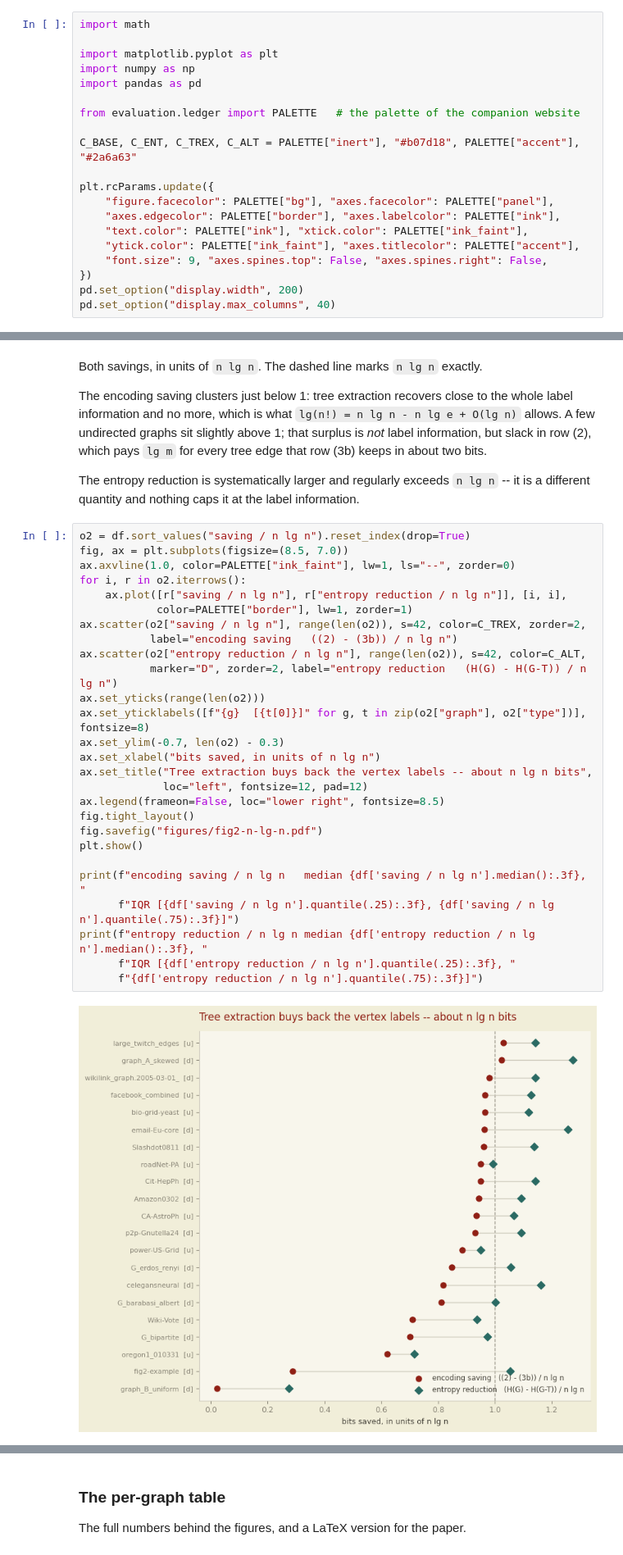
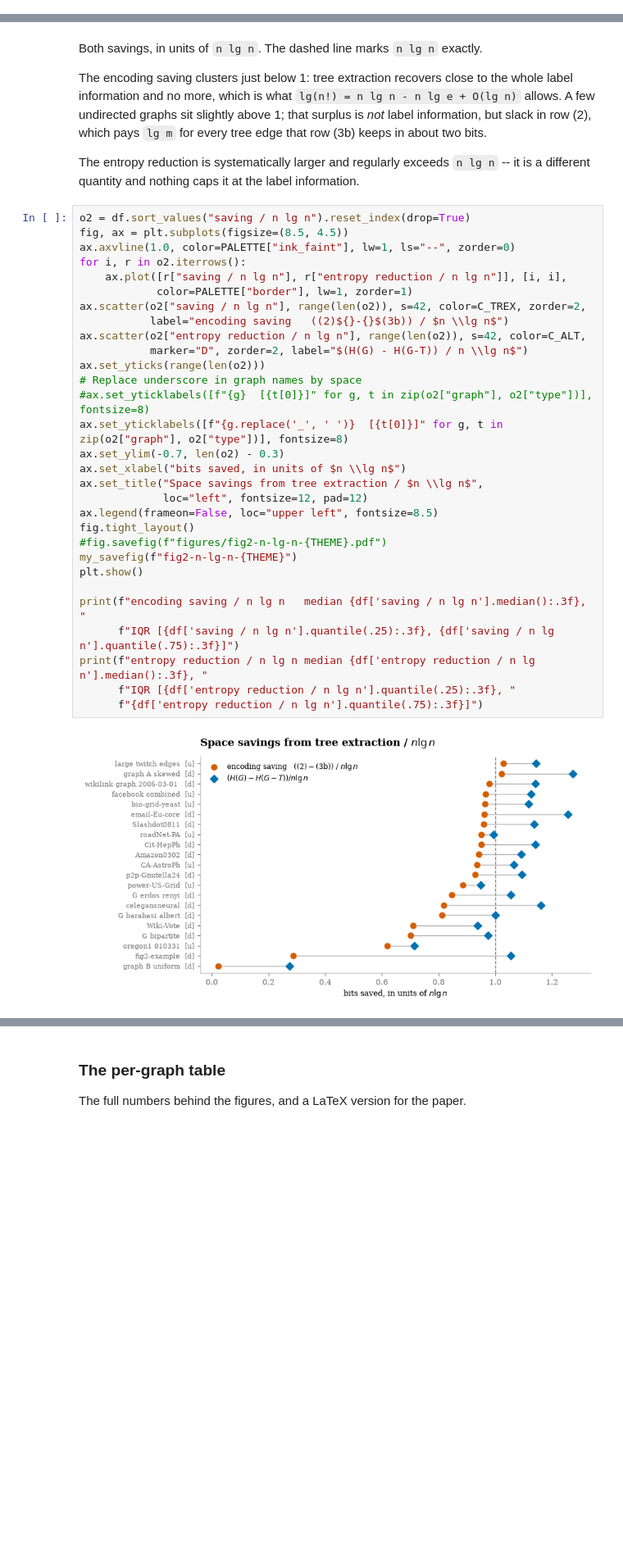
Before and after one commit to sebawild/trex_toy, a Jupyter notebook: evaluation.ipynb, the cells around one changed output, grey strips where cells are left out. Shown at 82% size. Cells and saved outputs as stored; diff of their text form; blank space fills up the shorter version.

```diff
--- a/evaluation.ipynb
+++ b/evaluation.ipynb
@@ -40,23 +44,3 @@ Meaning of the columns in `merged.csv`:
 * `trex entropy`: H(G-T), the entropy of the indegree distribution after removing the extracted tree
 * `total bits planar`: total bits for the planar representation
 * `planar edges`: number of edges in the planar representation
-# %%
-import math
-
-import matplotlib.pyplot as plt
-import numpy as np
-import pandas as pd
-
-from evaluation.ledger import PALETTE   # the palette of the companion website
-
-C_BASE, C_ENT, C_TREX, C_ALT = PALETTE["inert"], "#b07d18", PALETTE["accent"], "#2a6a63"
-
-plt.rcParams.update({
-    "figure.facecolor": PALETTE["bg"], "axes.facecolor": PALETTE["panel"],
-    "axes.edgecolor": PALETTE["border"], "axes.labelcolor": PALETTE["ink"],
-    "text.color": PALETTE["ink"], "xtick.color": PALETTE["ink_faint"],
-    "ytick.color": PALETTE["ink_faint"], "axes.titlecolor": PALETTE["accent"],
-    "font.size": 9, "axes.spines.top": False, "axes.spines.right": False,
-})
-pd.set_option("display.width", 200)
-pd.set_option("display.max_columns", 40)
@@ -207,33 +229,36 @@ The entropy reduction is systematically larger and regularly exceeds `n lg n` --
 different quantity and nothing caps it at the label information.
 # %%
 o2 = df.sort_values("saving / n lg n").reset_index(drop=True)
-fig, ax = plt.subplots(figsize=(8.5, 7.0))
+fig, ax = plt.subplots(figsize=(8.5, 4.5))
 ax.axvline(1.0, color=PALETTE["ink_faint"], lw=1, ls="--", zorder=0)
 for i, r in o2.iterrows():
     ax.plot([r["saving / n lg n"], r["entropy reduction / n lg n"]], [i, i],
             color=PALETTE["border"], lw=1, zorder=1)
 ax.scatter(o2["saving / n lg n"], range(len(o2)), s=42, color=C_TREX, zorder=2,
-           label="encoding saving   ((2) - (3b)) / n lg n")
+           label="encoding saving   ((2)${}-{}$(3b)) / $n \\lg n$")
 ax.scatter(o2["entropy reduction / n lg n"], range(len(o2)), s=42, color=C_ALT,
-           marker="D", zorder=2, label="entropy reduction   (H(G) - H(G-T)) / n lg n")
+           marker="D", zorder=2, label="$(H(G) - H(G-T)) / n \\lg n$")
 ax.set_yticks(range(len(o2)))
-ax.set_yticklabels([f"{g}  [{t[0]}]" for g, t in zip(o2["graph"], o2["type"])], fontsize=8)
+# Replace underscore in graph names by space
+#ax.set_yticklabels([f"{g}  [{t[0]}]" for g, t in zip(o2["graph"], o2["type"])], fontsize=8)
+ax.set_yticklabels([f"{g.replace('_', ' ')}  [{t[0]}]" for g, t in zip(o2["graph"], o2["type"])], fontsize=8)
 ax.set_ylim(-0.7, len(o2) - 0.3)
-ax.set_xlabel("bits saved, in units of n lg n")
-ax.set_title("Tree extraction buys back the vertex labels -- about n lg n bits",
+ax.set_xlabel("bits saved, in units of $n \\lg n$")
+ax.set_title("Space savings from tree extraction / $n \\lg n$",
              loc="left", fontsize=12, pad=12)
-ax.legend(frameon=False, loc="lower right", fontsize=8.5)
+ax.legend(frameon=False, loc="upper left", fontsize=8.5)
 fig.tight_layout()
-fig.savefig("figures/fig2-n-lg-n.pdf")
+#fig.savefig(f"figures/fig2-n-lg-n-{THEME}.pdf")
+my_savefig(f"fig2-n-lg-n-{THEME}")
 plt.show()
 
 print(f"encoding saving / n lg n   median {df['saving / n lg n'].median():.3f}, "
       f"IQR [{df['saving / n lg n'].quantile(.25):.3f}, {df['saving / n lg n'].quantile(.75):.3f}]")
 print(f"entropy reduction / n lg n median {df['entropy reduction / n lg n'].median():.3f}, "
       f"IQR [{df['entropy reduction / n lg n'].quantile(.25):.3f}, "
       f"{df['entropy reduction / n lg n'].quantile(.75):.3f}]")
 # %% [output]
-[figure, old version]
+[figure, new version]
 encoding saving / n lg n   median 0.935, IQR [0.811, 0.961]
 entropy reduction / n lg n median 1.092, IQR [0.993, 1.141]
 # %% [markdown]
```
Also changed, not shown: parts of 6 cells of this notebook, 3 other files.
